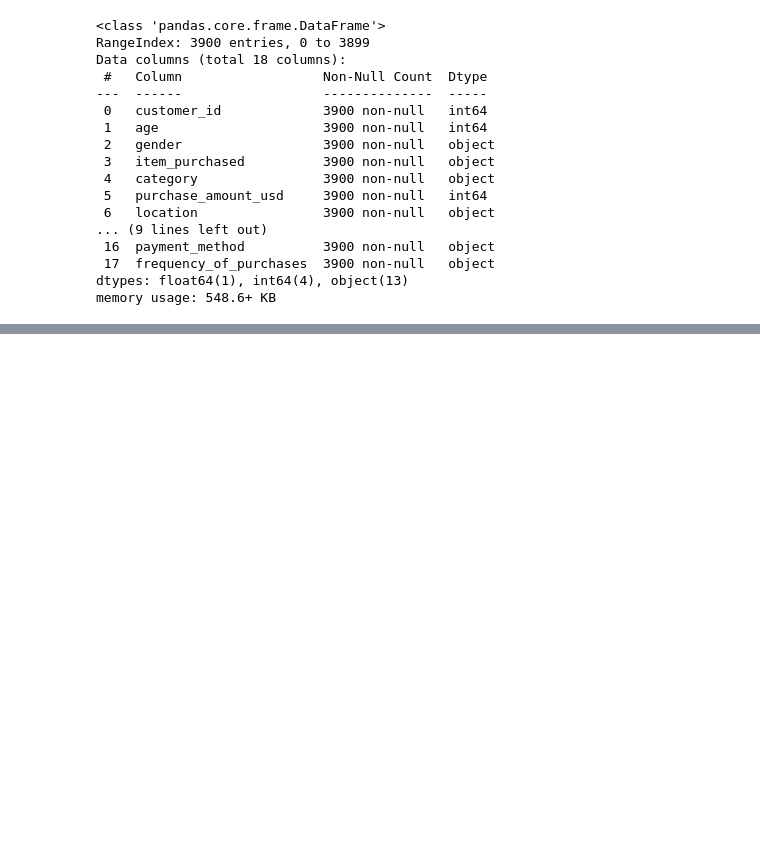
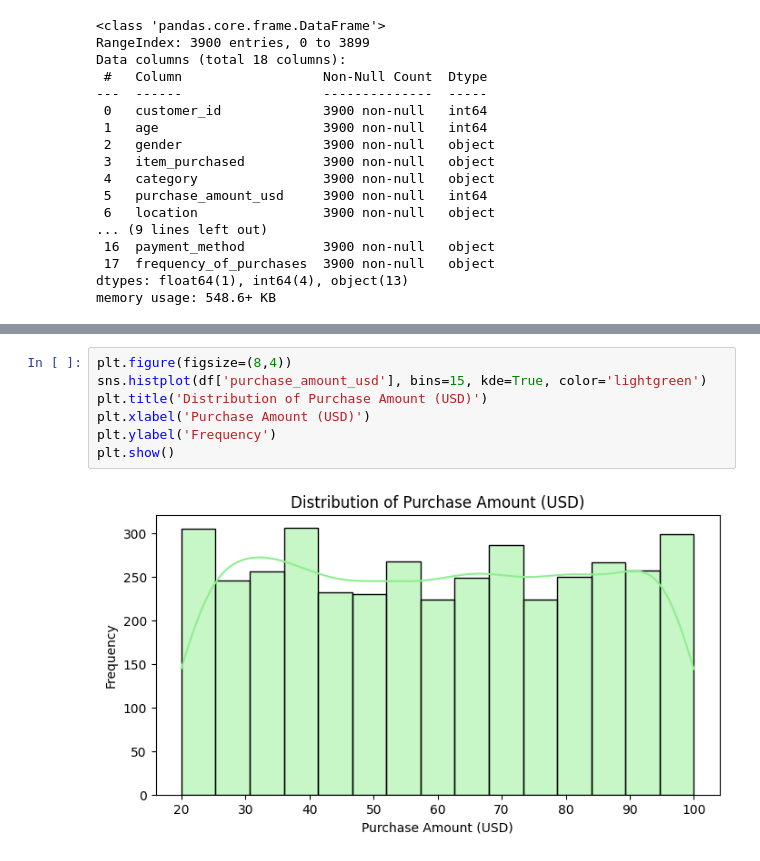
Before and after one commit to saisarantottempudi/customer_purchase_behaviour, a Jupyter notebook: notebooks/01_eda.ipynb, the cells around one changed output, grey strips where cells are left out. Saved outputs shown, nothing was run; the diff lists cells and outputs as text; blank space fills up the shorter version.

```diff
--- a/notebooks/01_eda.ipynb
+++ b/notebooks/01_eda.ipynb
@@ -168,0 +205,9 @@ memory usage: 548.6+ KB
+# %%
+plt.figure(figsize=(8,4))
+sns.histplot(df['purchase_amount_usd'], bins=15, kde=True, color='lightgreen')
+plt.title('Distribution of Purchase Amount (USD)')
+plt.xlabel('Purchase Amount (USD)')
+plt.ylabel('Frequency')
+plt.show()
+# %% [output]
+[figure, added]
```
Also changed, not shown: parts of 7 cells of this notebook.
